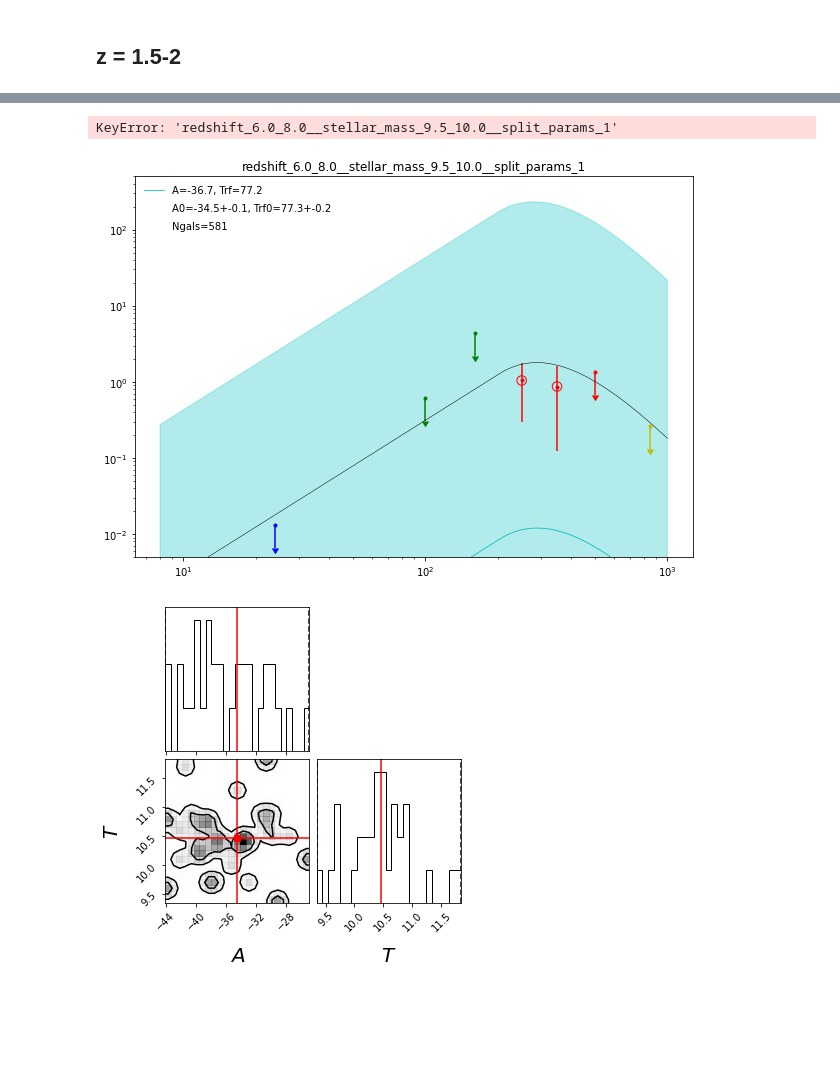
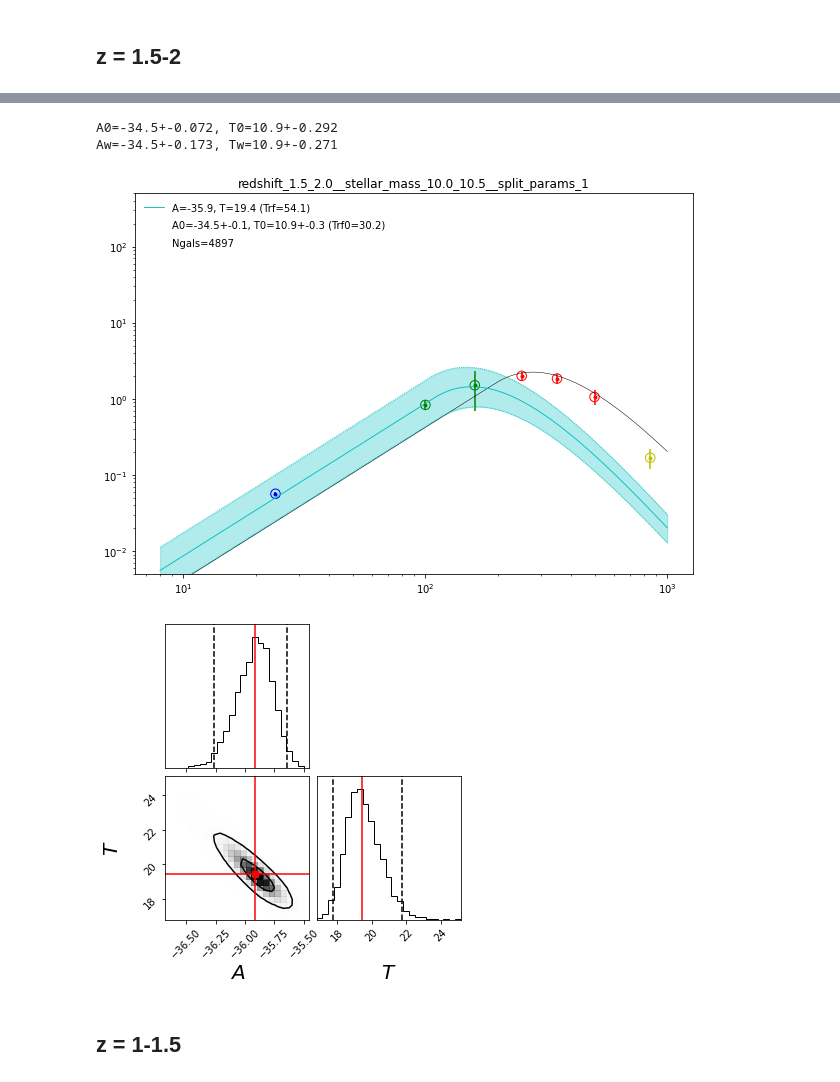
Before and after one commit to marcoviero/simstack3, a Jupyter notebook: notebooks/upper_limit_survival_function.ipynb, the cells around one changed output, grey strips where cells are left out. Saved outputs shown, nothing was run; the diff lists cells and outputs as text; code cells hidden in the pictures; blank space fills up the shorter version.

```diff
--- a/notebooks/upper_limit_survival_function.ipynb
+++ b/notebooks/upper_limit_survival_function.ipynb
@@ -165,19 +165,6 @@ def log_probability_full(theta, theta0, x_d, y_d, cov_d, x_nd=None, y_nd=None, d
     if not np.isfinite(lp):
         return -np.inf
     return lp + log_likelihood_full(theta, x_d, y_d, cov_d, x_nd, y_nd, dy_nd)
-# %%
-def mcmc_sed_estimator(x, y, yerr, theta, mcmc_iterations=2500, mcmc_discard=25):
-
-    #pos = np.array([theta[0], theta[1]]) + 1e-1 * np.random.randn(32, 2)
-    pos = np.array([theta[0] + theta[2] * np.random.randn(32, 2), theta[1] + theta[3] * np.random.randn(32, 2)])
-    nwalkers, ndim = pos.shape
-    sampler = emcee.EnsembleSampler(
-        nwalkers, ndim, log_probability, args=(x, y, yerr, theta)
-    )
-    sampler.run_mcmc(pos, mcmc_iterations, progress=True)
-    flat_samples = sampler.get_chain(discard=mcmc_discard, thin=15, flat=True)
-
-    return flat_samples
 # %%
 def target_function(theta, x_d, y_d, cov_d, x_nd, y_nd, dy_nd):
     return -log_likelihood_full(theta, x_d, y_d, cov_d, x_nd, y_nd, dy_nd)
@@ -318,7 +269,7 @@ def estimate_mcmc_sed(sed_bootstrap_dict, id_label, z_median=0,
     theta0 = Ain, Tin, Aerr, Terr
 
     if np.isfinite(np.log(np.linalg.det(yerr))):
-        flat_samples = mcmc_sed_estimator_new(x, y, yerr, theta0, mcmc_iterations=mcmc_iterations,
+        flat_samples = mcmc_sed_estimator(x, y, yerr, theta0, mcmc_iterations=mcmc_iterations,
                                           mcmc_discard=mcmc_discard)
     else:
         return -np.inf
@@ -483,7 +422,9 @@ def plot_test_mcmc_seds(self, mcmc_dict, flat_samples, theta0, id_label, bootstr
         mcmc_label = "A={0:.1f}, Trf={1:.1f}".format(mcmc_out[0][1], mcmc_out[1][1] * (1 + z_med[id_label]))
         mcmc_label = "A={0:.1f}, T={1:.1f} (Trf={2:.1f})".format(mcmc_out[0][1], mcmc_out[1][1], mcmc_out[1][1] * (1 + z_med[id_label]))
 
-        axs.plot(wv_array, mcmc_50[0] * 1e3, color='b', lw=0.8, label=mcmc_label)
+        axs.plot(wv_array, mcmc_50[0] * 1e3, color='c', lw=0.9, label=mcmc_label)
+        axs.plot(wv_array, mcmc_lo[0] * 1e3, ":", color='c', lw=0.8, label=None)
+        axs.plot(wv_array, mcmc_hi[0] * 1e3, ":", color='c', lw=0.8, label=None)
         axs.fill_between(wv_array, mcmc_lo[0] * 1e3, mcmc_hi[0] * 1e3, facecolor='c',
                                  alpha=0.3, edgecolor='c')
     else:
@@ -660,11 +584,14 @@ plot_test_mcmc_seds(simstack_object, sed_results_dict, test_flat_samples, test_t
 # %%
 # Identify one bin to test as id_label_in
-id_label_in = 'redshift_6.0_8.0__stellar_mass_9.5_10.0__split_params_1'
+id_label_in = 'redshift_1.5_2.0__stellar_mass_10.0_10.5__split_params_1'
 test_flat_samples, test_theta0 = estimate_mcmc_sed(sed_results_dict, id_label_in, mcmc_iterations=3000, mcmc_discard=700)
 # %% [output]
-KeyError: 'redshift_6.0_8.0__stellar_mass_9.5_10.0__split_params_1'
+A0=-34.5+-0.072, T0=10.9+-0.292
+Aw=-34.5+-0.173, Tw=10.9+-0.271
 # %%
-plot_test_mcmc_seds(simstack_object, sed_results_dict, test_flat_samples, test_theta0, id_label_in)
+plot_test_mcmc_seds(simstack_object, sed_results_dict, test_flat_samples, test_theta0, id_label_in, errors=('16', '84'))
 # %% [output]
-[figure, old version]
+[figure, new version]
-[figure, old version]
+[figure, new version]
+# %% [markdown]
+## z = 1-1.5
```
Also changed, not shown: parts of 22 cells of this notebook.
